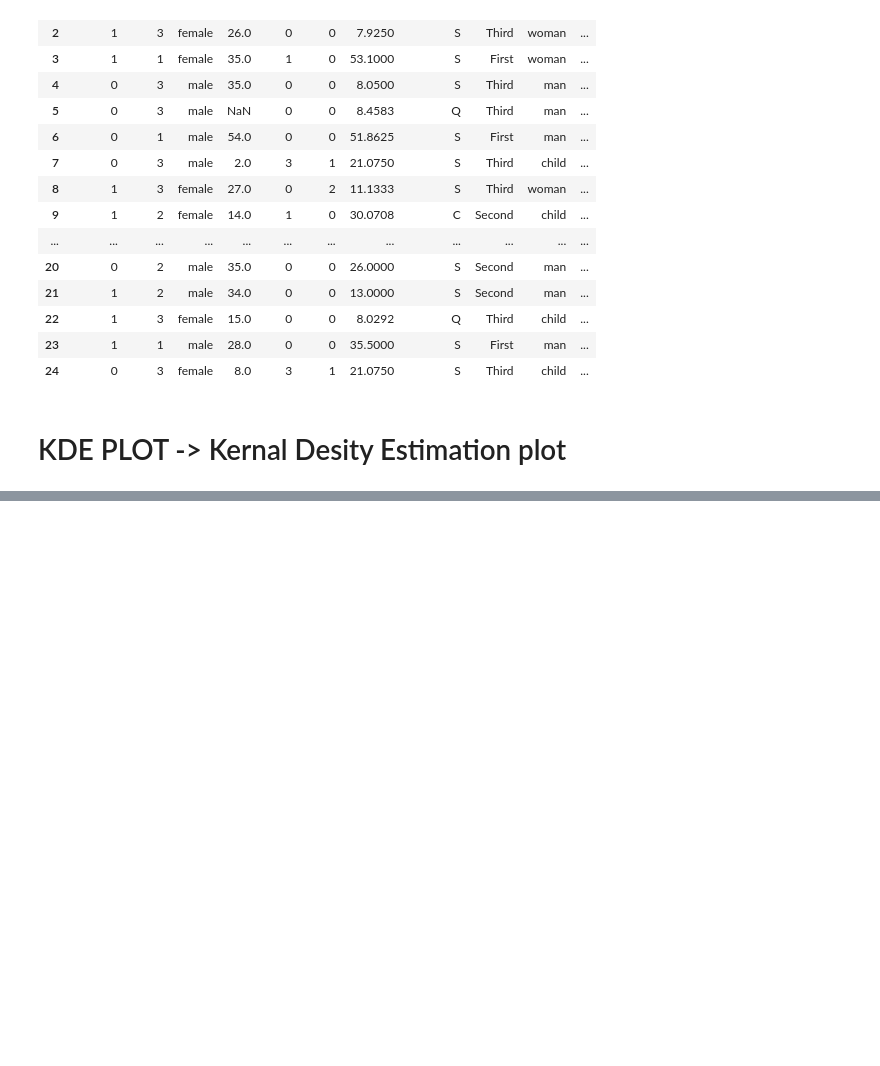
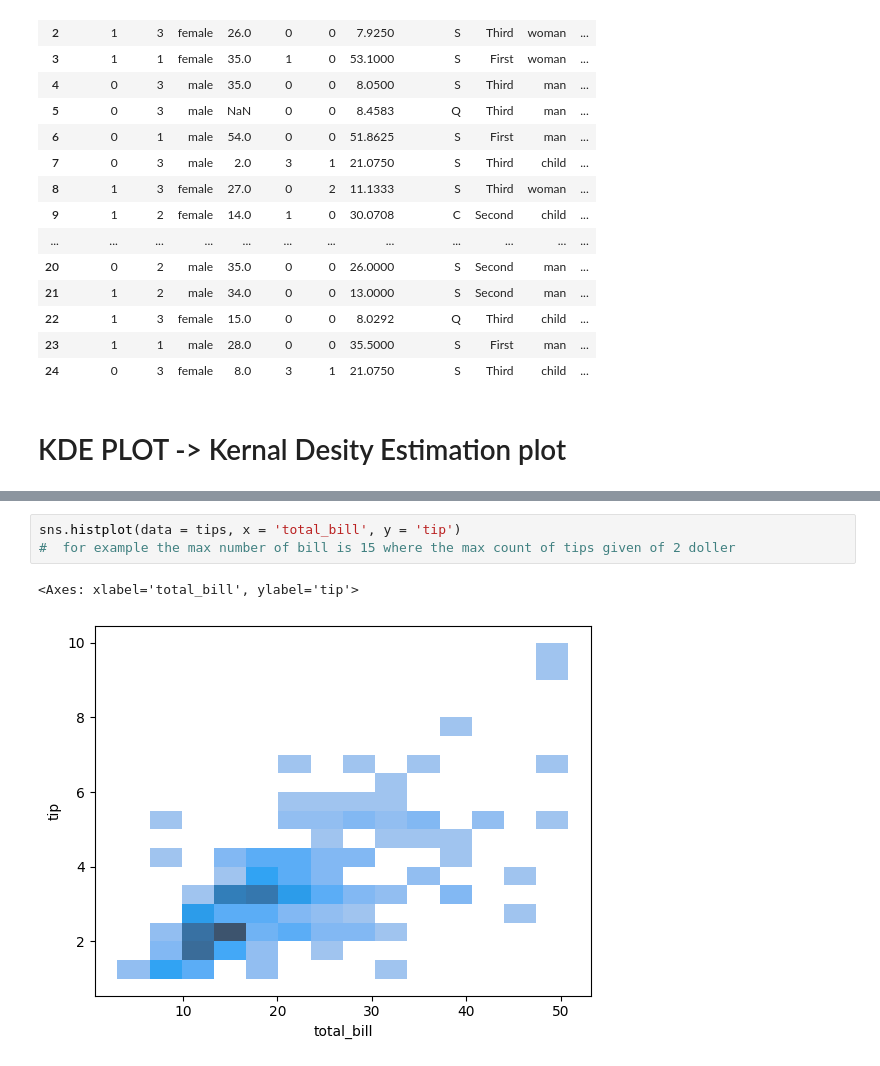
Before and after one commit to Shivam-fibo/Seaborn-Python, a Jupyter notebook: Distibution Plot.ipynb, the cells around one changed output, grey strips where cells are left out. Saved outputs shown, nothing was run; the diff lists cells and outputs as text; blank space fills up the shorter version.

```diff
--- a/Distibution Plot.ipynb
+++ b/Distibution Plot.ipynb
@@ -87,0 +113,6 @@ titanic.head(25)
+# %%
+sns.histplot(data = tips, x = 'total_bill', y = 'tip')
+#  for example the max number of bill is 15 where the max count of tips given of 2 doller
+# %% [output]
+<Axes: xlabel='total_bill', ylabel='tip'>
+[figure, added]
```
Also changed, not shown: parts of 17 cells of this notebook, 2 other files.
